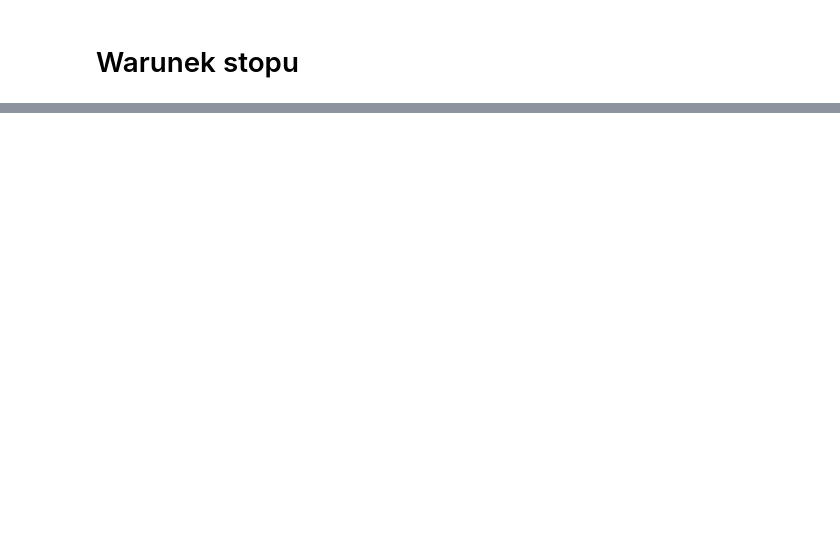
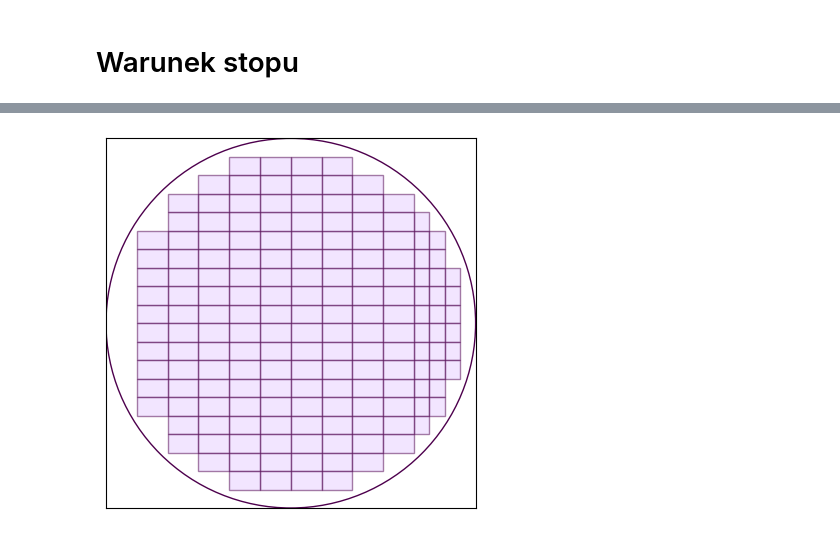
Before and after one commit to malwina0/2023L-Computational_Intelligence_Methods, a Jupyter notebook: Genetic Algorithm/GeneticAlgorithm.ipynb, the cells around one changed output, grey strips where cells are left out. Cells and saved outputs as stored; diff of their text form; code cells hidden in the pictures; blank space fills up the shorter version.

Commit message:
feat: add crossover

```diff
--- a/Genetic Algorithm/GeneticAlgorithm.ipynb
+++ b/Genetic Algorithm/GeneticAlgorithm.ipynb
@@ -165,0 +175,19 @@ else:
+# %%
+radius = 1200
+def crossover():
+    circle_ix = random.sample(range(0, len(population)), 2)
+    circle_1 = population[circle_ix[0]].rectangles_list
+    circle_2 = population[circle_ix[1]].rectangles_list
+
+    crossover_point = random.randrange(-radius+100, radius-100, 10) # 100 to make a difference
+    is_vertical = bool(random.getrandbits(1))
+    if is_vertical:
+        mutated = [rectangle for rectangle in circle_1 if rectangle.top_right_x < crossover_point]
+        mutated.extend([rectangle for rectangle in circle_2 if rectangle.bottom_left_x >= crossover_point])
+        mutated.extend(fill_space_after_crossover(circle_1, circle_2, is_vertical, crossover_point))
+    else:
+        mutated = [rectangle for rectangle in circle_1 if rectangle.top_right_y < crossover_point]
+        mutated.extend([rectangle for rectangle in circle_2 if rectangle.bottom_left_y >= crossover_point])
+        mutated.extend(fill_space_after_crossover(circle_1, circle_2, is_vertical, crossover_point))
+
+    return CircleWithRectangles(mutated, radius)
@@ -165,0 +248,2 @@ else:
+# %%
+new_circle = crossover()
@@ -165,0 +268,4 @@ else:
+# %%
+new_circle.plot_circle()
+# %% [output]
+[figure, added]
```
Also changed, not shown: parts of 9 cells of this notebook.
